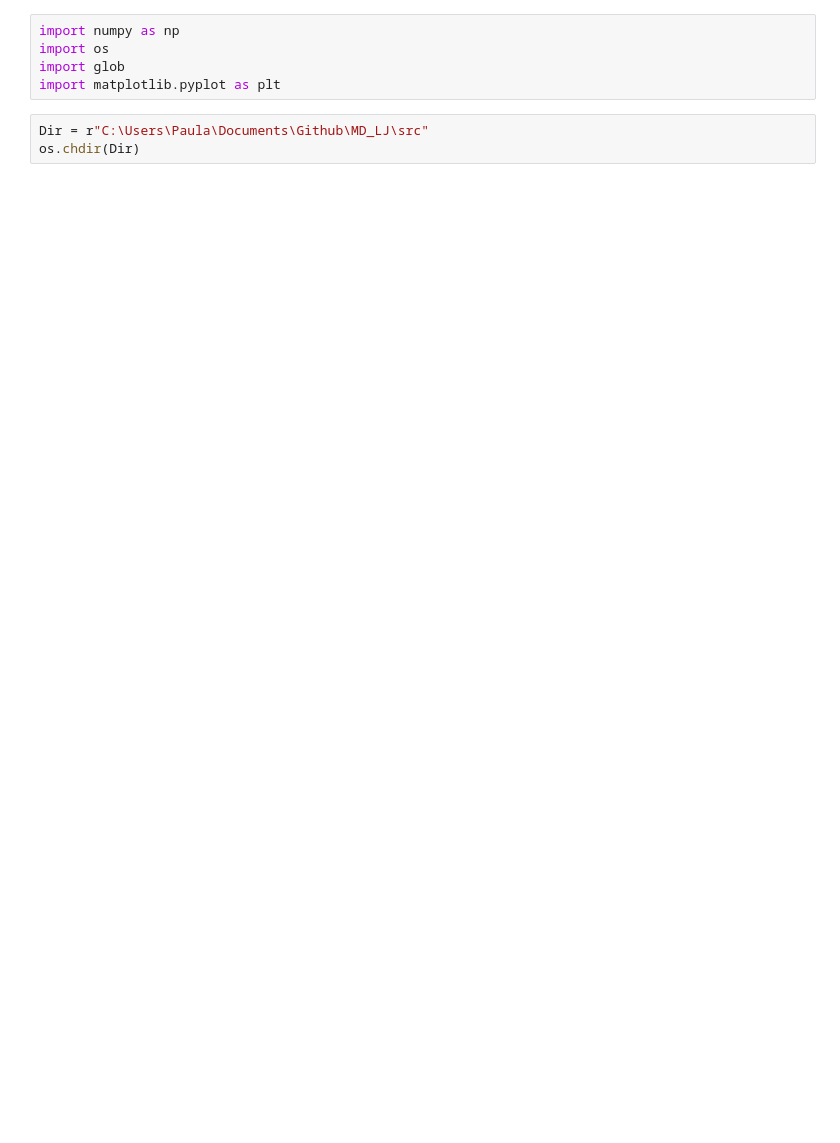
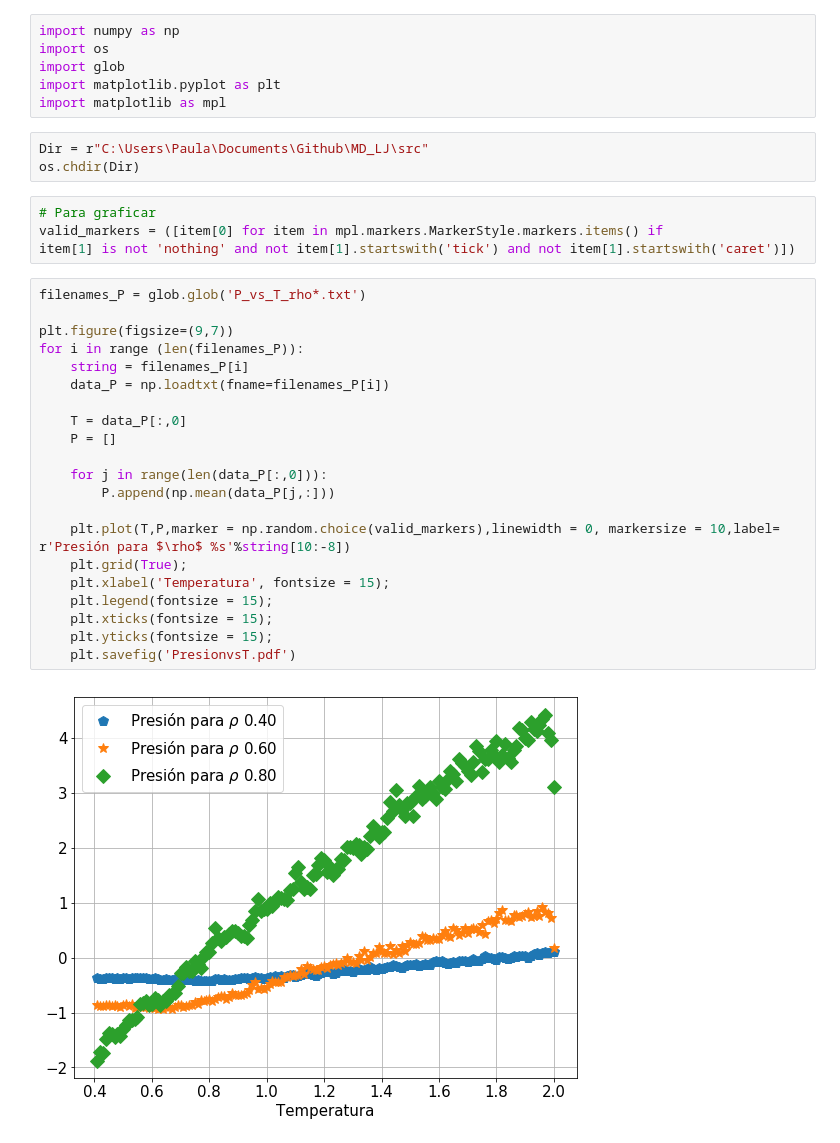
Before and after one commit to Igna11/MD_LJ, a Jupyter notebook: src/Energia y presion vs T.ipynb, the cells around one changed output. Saved outputs shown, nothing was run; the diff lists cells and outputs as text; blank space fills up the shorter version.

```diff
--- a/src/Energia y presion vs T.ipynb
+++ b/src/Energia y presion vs T.ipynb
@@ -3,9 +3,37 @@ import numpy as np
 import os
 import glob
 import matplotlib.pyplot as plt
+import matplotlib as mpl
 # %%
 Dir = r"C:\Users\Paula\Documents\Github\MD_LJ\src"
 os.chdir(Dir)
+# %%
+# Para graficar
+valid_markers = ([item[0] for item in mpl.markers.MarkerStyle.markers.items() if
+item[1] is not 'nothing' and not item[1].startswith('tick') and not item[1].startswith('caret')])
+# %%
+filenames_P = glob.glob('P_vs_T_rho*.txt')
+
+plt.figure(figsize=(9,7))
+for i in range (len(filenames_P)):
+    string = filenames_P[i]
+    data_P = np.loadtxt(fname=filenames_P[i])
+
+    T = data_P[:,0]
+    P = []
+
+    for j in range(len(data_P[:,0])):
+        P.append(np.mean(data_P[j,:]))
+
+    plt.plot(T,P,marker = np.random.choice(valid_markers),linewidth = 0, markersize = 10,label= r'Presión para $\rho$ %s'%string[10:-8])
+    plt.grid(True);
+    plt.xlabel('Temperatura', fontsize = 15);
+    plt.legend(fontsize = 15);
+    plt.xticks(fontsize = 15);
+    plt.yticks(fontsize = 15);
+    plt.savefig('PresionvsT.pdf')
+# %% [output]
+[figure, added]
 # %%
 filenames_Epot = glob.glob('Epot_vs_T_rho*.txt')
 filenames_Ecin = glob.glob('Ecin_vs_T_rho*.txt')
```
Also changed, not shown: parts of 4 cells of this notebook, 3 other files.
